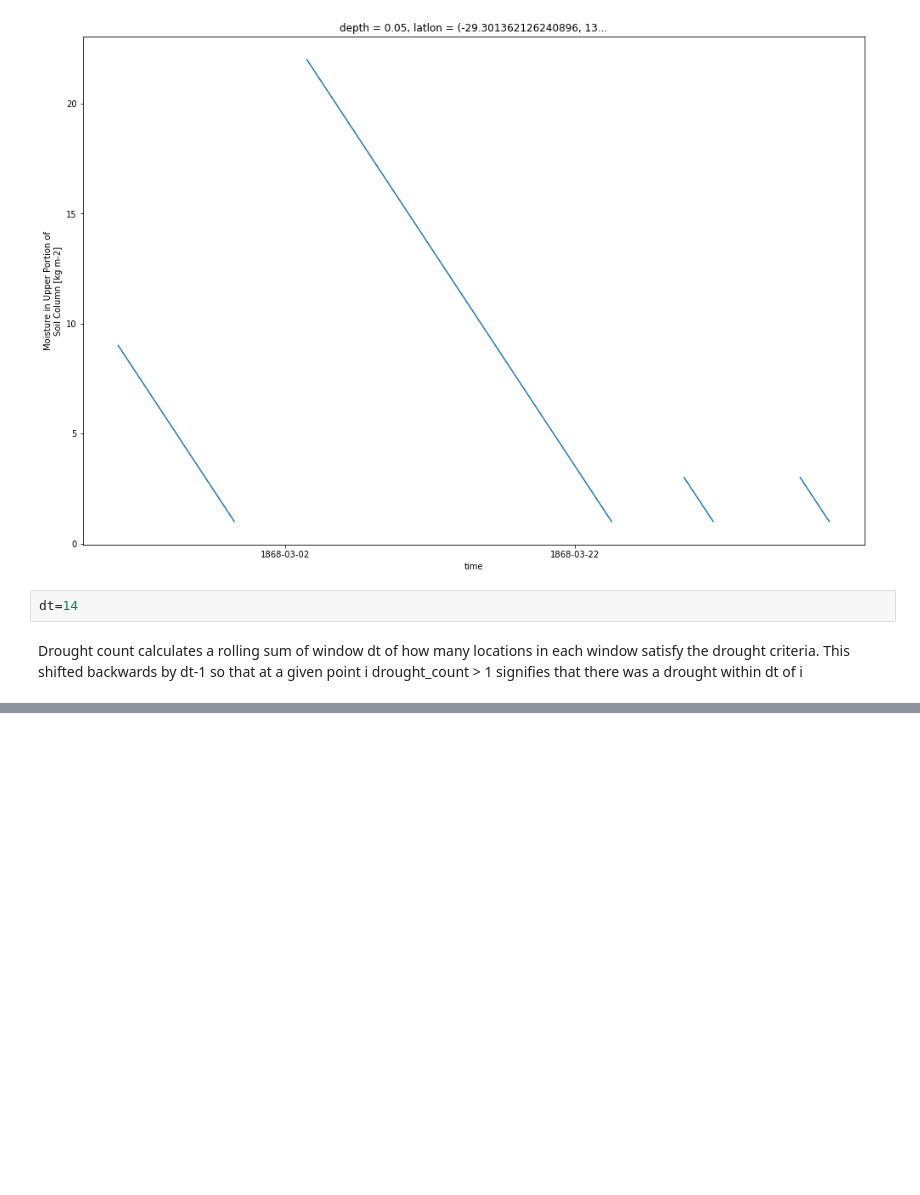
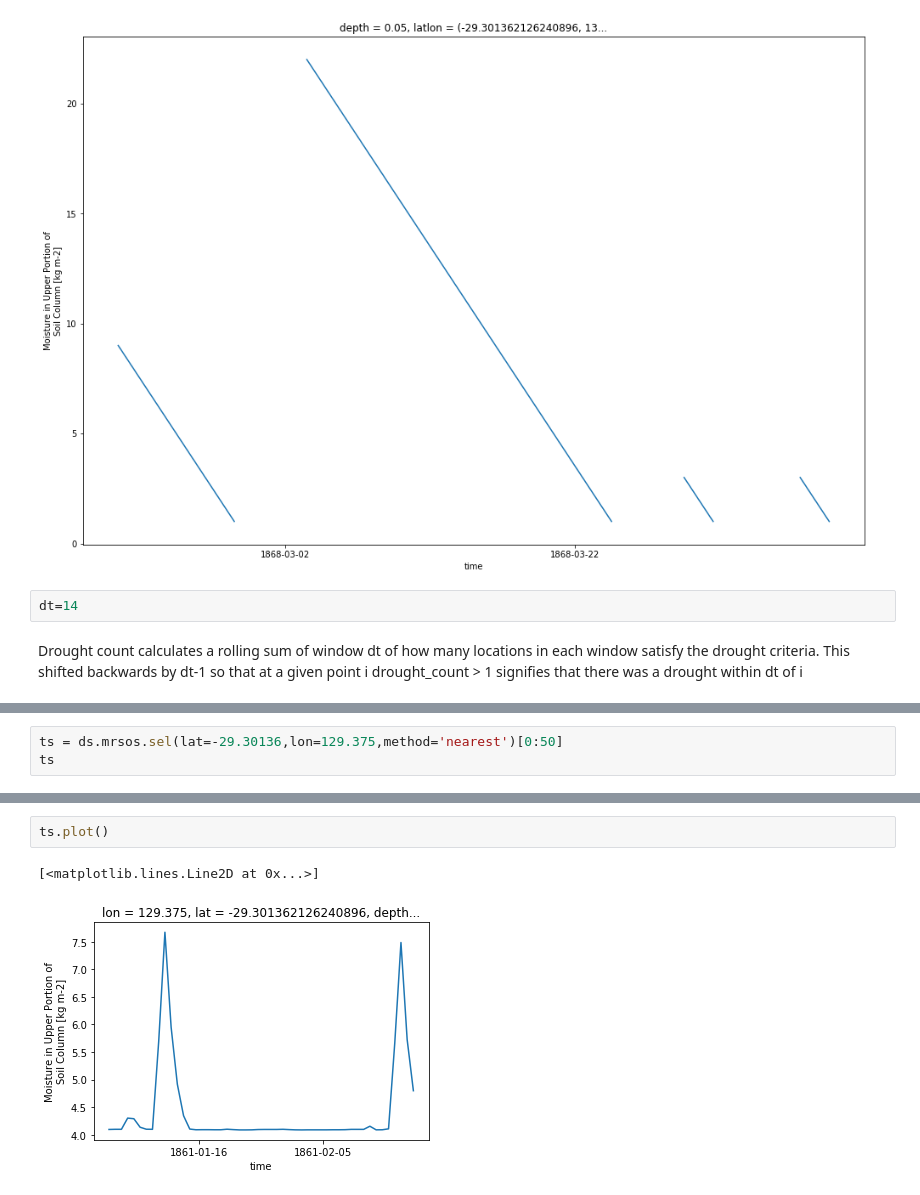
Before and after one commit to aidanheerdegen/flash_drought, a Jupyter notebook: Whole array approach.ipynb, the cells around one changed output, grey strips where cells are left out. Drawn from its saved outputs; the diff is of its cells as text; blank space fills up the shorter version.

```diff
--- a/Whole array approach.ipynb
+++ b/Whole array approach.ipynb
@@ -164,0 +167,3 @@ result.groupby('time.season').mean(dim='time').to_netcdf('result.nc')
+# %%
+ts = ds.mrsos.sel(lat=-29.30136,lon=129.375,method='nearest')[0:50]
+ts
@@ -164,0 +188,5 @@ result.groupby('time.season').mean(dim='time').to_netcdf('result.nc')
+# %%
+ts.plot()
+# %% [output]
+[<matplotlib.lines.Line2D at 0x...>]
+[figure, added]
```
Also changed, not shown: parts of 19 cells of this notebook.
